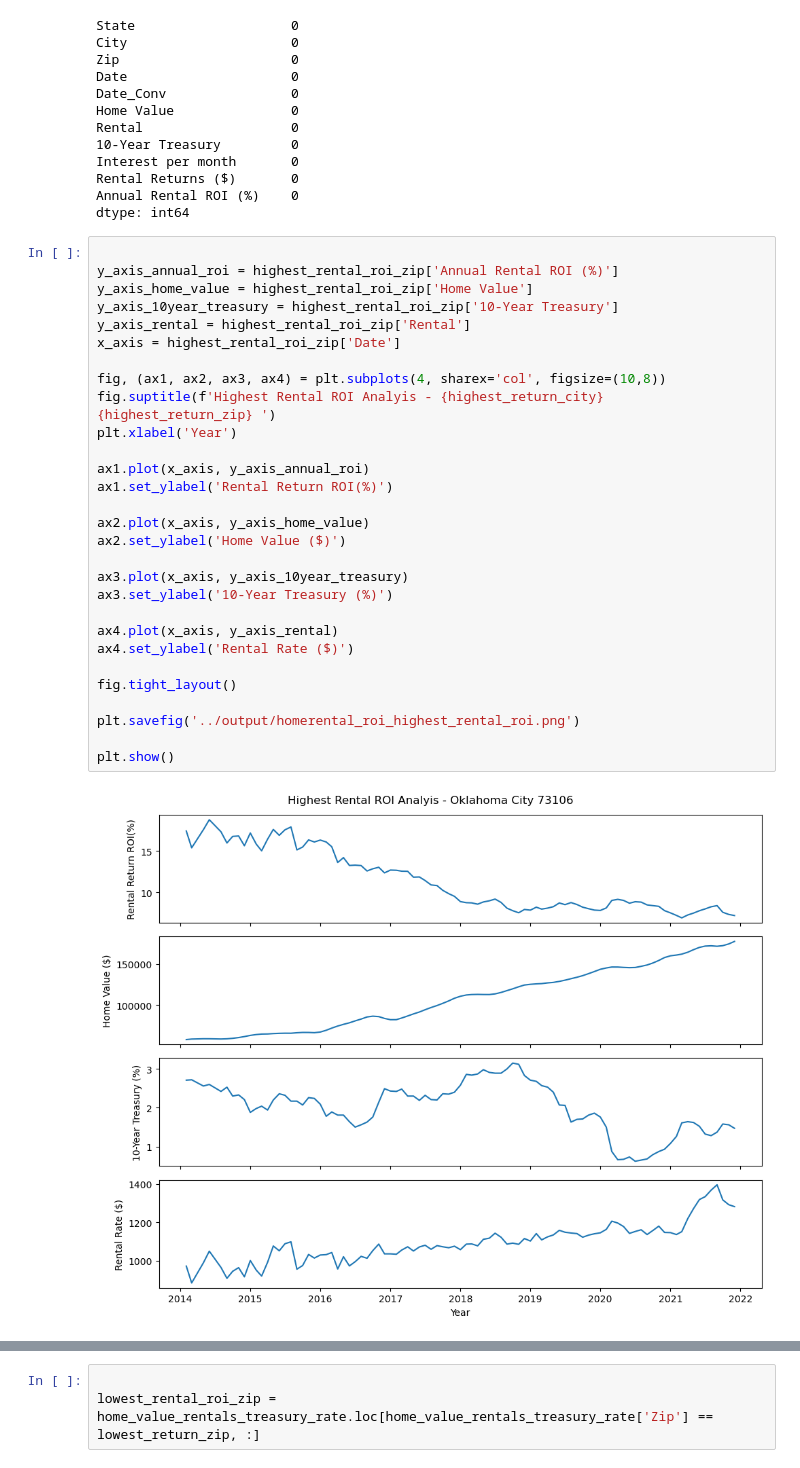
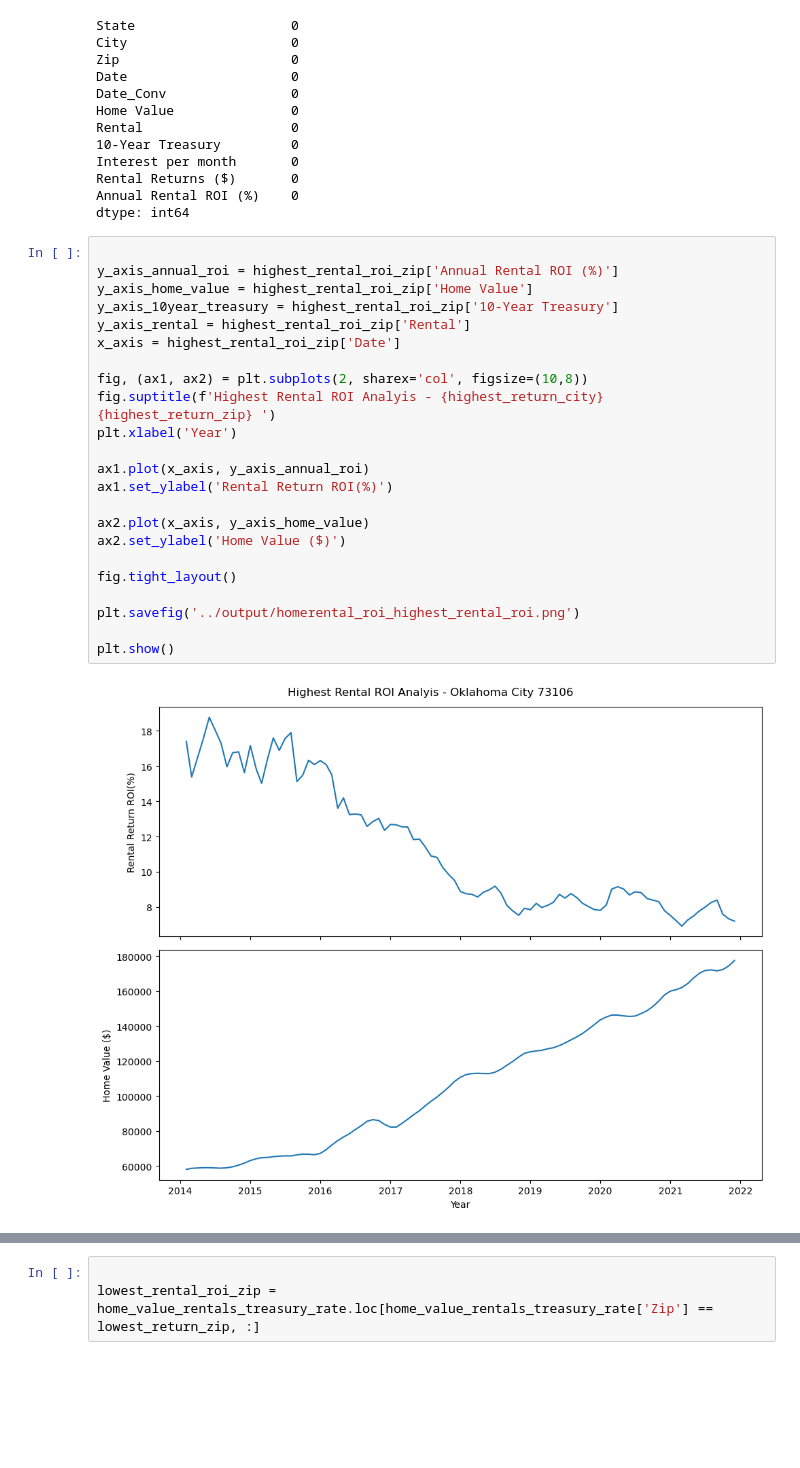
Before and after one commit to ramkumarpj/project-one, a Jupyter notebook: code/HomeRental_ROI_Analysis.ipynb, the cells around one changed output, grey strips where cells are left out. Saved outputs shown, nothing was run; the diff lists cells and outputs as text; blank space fills up the shorter version.

```diff
--- a/code/HomeRental_ROI_Analysis.ipynb
+++ b/code/HomeRental_ROI_Analysis.ipynb
@@ -598,31 +598,25 @@ dtype: int64
 # %%
 
 y_axis_annual_roi = highest_rental_roi_zip['Annual Rental ROI (%)']
 y_axis_home_value = highest_rental_roi_zip['Home Value']
 y_axis_10year_treasury = highest_rental_roi_zip['10-Year Treasury']
 y_axis_rental = highest_rental_roi_zip['Rental']
 x_axis = highest_rental_roi_zip['Date']
 
-fig, (ax1, ax2, ax3, ax4) = plt.subplots(4, sharex='col', figsize=(10,8))
+fig, (ax1, ax2) = plt.subplots(2, sharex='col', figsize=(10,8))
 fig.suptitle(f'Highest Rental ROI Analyis - {highest_return_city} {highest_return_zip} ')
 plt.xlabel('Year')
 
 ax1.plot(x_axis, y_axis_annual_roi)
 ax1.set_ylabel('Rental Return ROI(%)')
 
 ax2.plot(x_axis, y_axis_home_value)
 ax2.set_ylabel('Home Value ($)')
 
-ax3.plot(x_axis, y_axis_10year_treasury)
-ax3.set_ylabel('10-Year Treasury (%)')
-
-ax4.plot(x_axis, y_axis_rental)
-ax4.set_ylabel('Rental Rate ($)')
-
 fig.tight_layout()
 
 plt.savefig('../output/homerental_roi_highest_rental_roi.png')
 
 plt.show()
 # %% [output]
-[figure, old version]
+[figure, new version]
```
Also changed, not shown: parts of 3 cells of this notebook, 4 other files.
